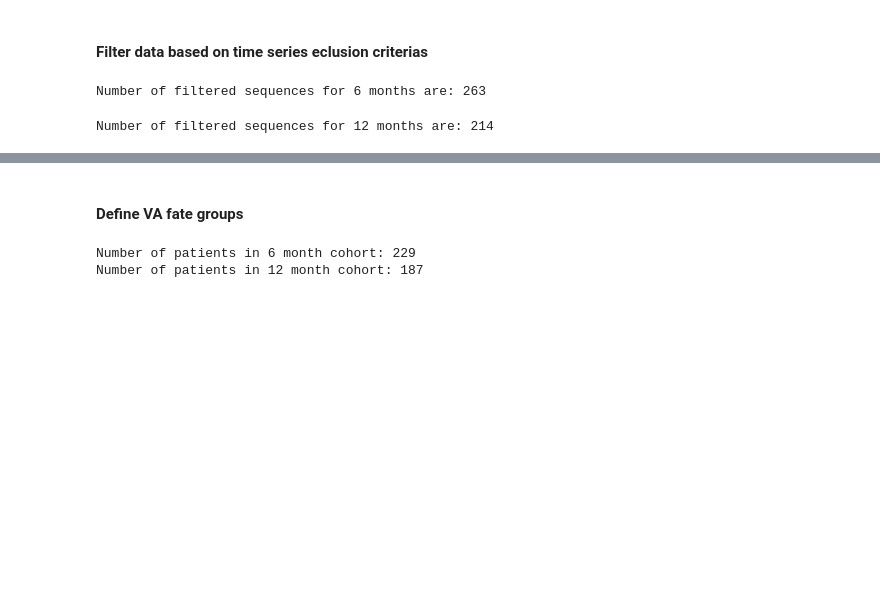
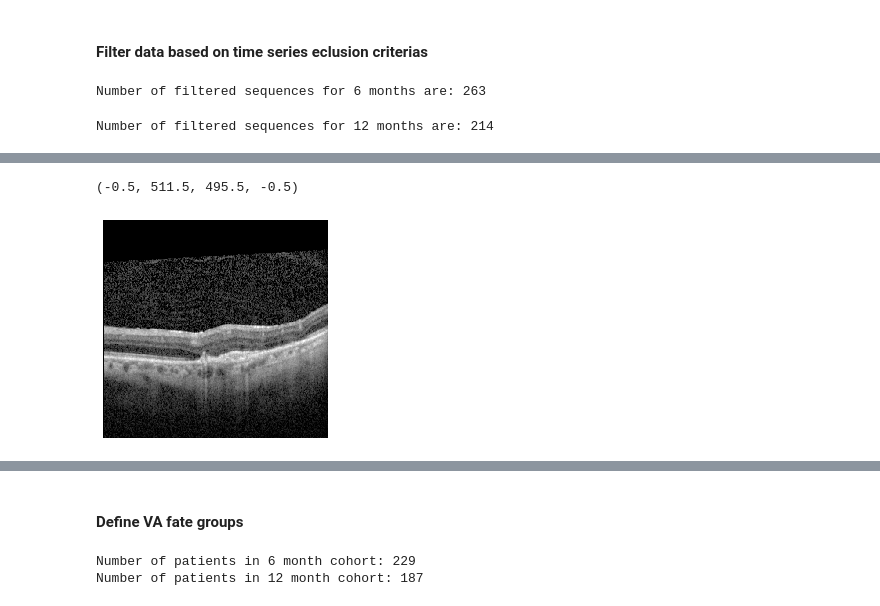
Before and after one commit to theislab/LODE, a Jupyter notebook: feature_statistics/notebooks/0_2_time_series_1-3-6-12-24-months.ipynb, the cells around one changed output, grey strips where cells are left out. Drawn from its saved outputs; the diff is of its cells as text; code cells hidden in the pictures; blank space fills up the shorter version.

```diff
--- a/feature_statistics/notebooks/0_2_time_series_1-3-6-12-24-months.ipynb
+++ b/feature_statistics/notebooks/0_2_time_series_1-3-6-12-24-months.ipynb
@@ -223,0 +265,10 @@ Number of filtered sequences for 12 months are: 214
+# %%
+dicom_file = "1.3.6.1.4.1.33437.10.4.4089432.13146752094.27750.4.1.dcm"
+dicom = os.path.join(example_path, f"{patient}/Left/{date}", dicom_file)
+
+vol = read_file(dicom).pixel_array
+plt.imshow(np.stack((vol[36, :, :],) * 3, axis=-1))
+plt.axis('off')
+# %% [output]
+(-0.5, 511.5, 495.5, -0.5)
+[figure, added]
```
Also changed, not shown: parts of 17 cells of this notebook, 7 other files.
